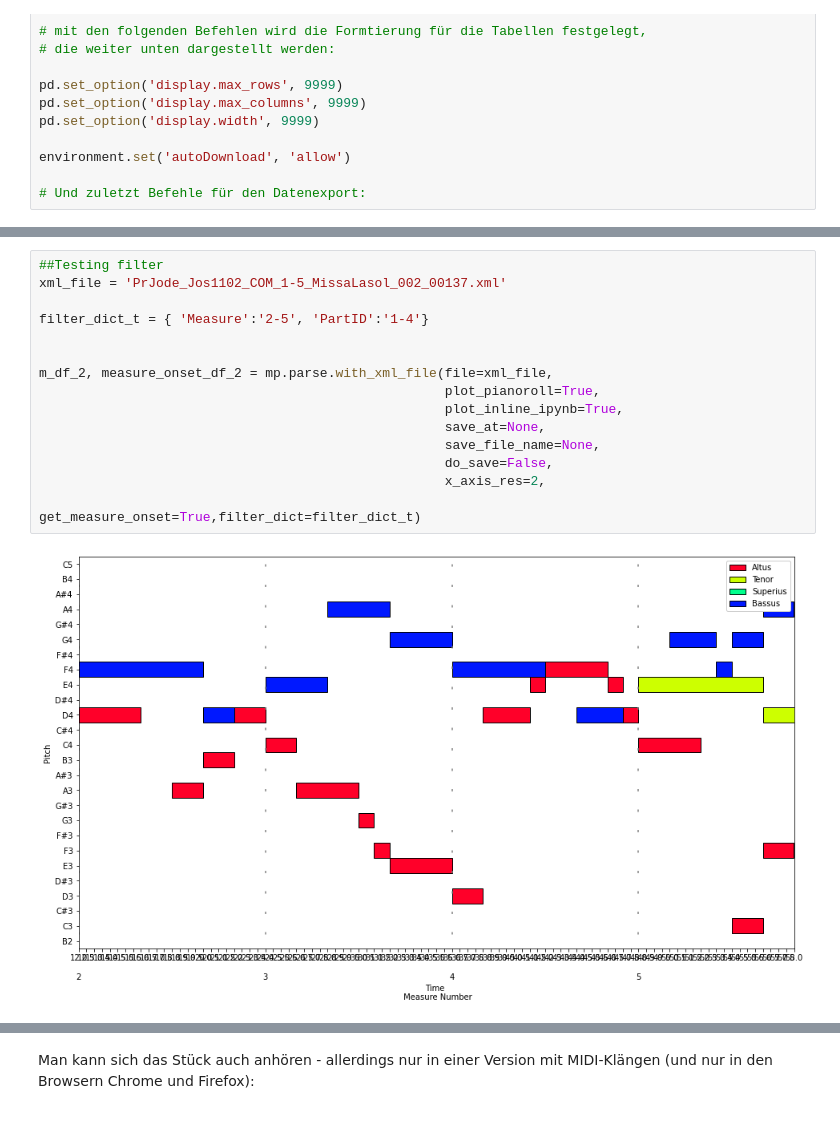
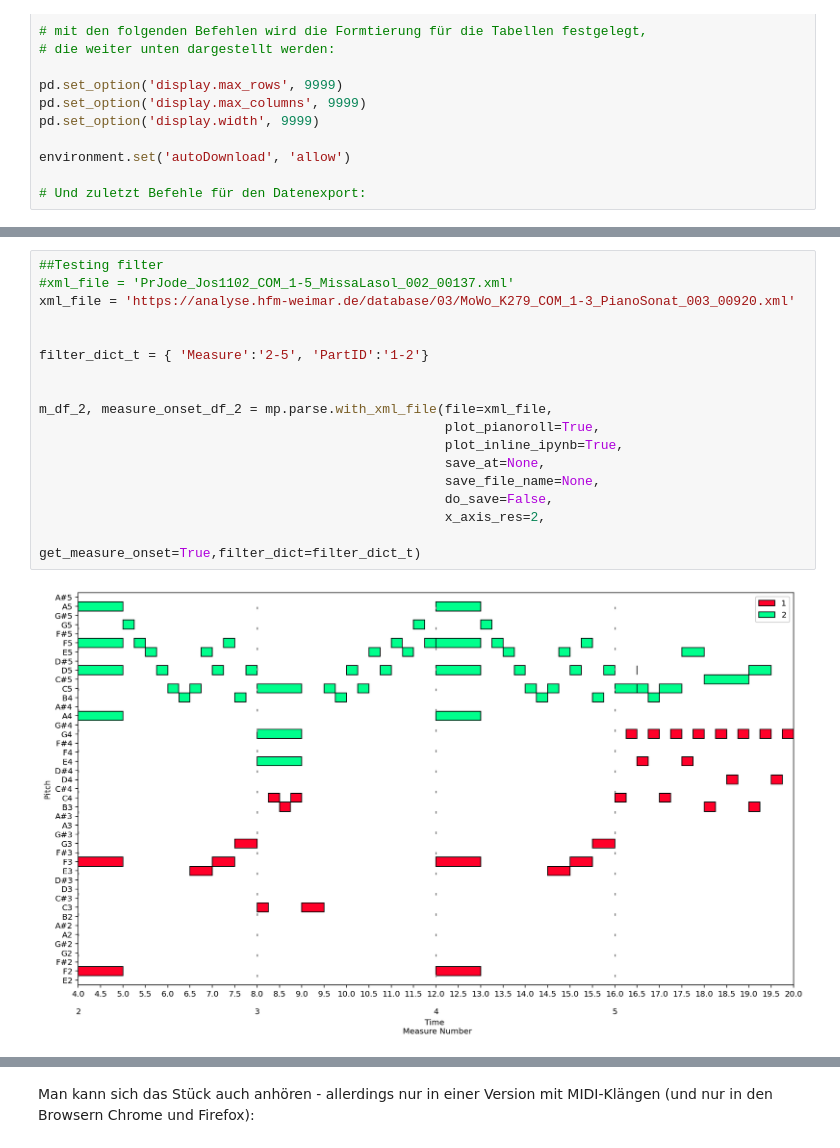
Before and after one commit to Christon-Ragavan/CAMAT, a Jupyter notebook: music_xml_parser/ipynb/Jupyter_Noten_Basics_Part2_Statistik-1.ipynb, the cells around one changed output, grey strips where cells are left out. Drawn from its saved outputs; the diff is of its cells as text.

```diff
--- a/music_xml_parser/ipynb/Jupyter_Noten_Basics_Part2_Statistik-1.ipynb
+++ b/music_xml_parser/ipynb/Jupyter_Noten_Basics_Part2_Statistik-1.ipynb
@@ -63,20 +61,22 @@ Downloading file:BoMaEn_Op115_11-22_COM_ThemeetVar_003_00181.xml
 # %%
 ##Testing filter
-xml_file = 'PrJode_Jos1102_COM_1-5_MissaLasol_002_00137.xml'
+#xml_file = 'PrJode_Jos1102_COM_1-5_MissaLasol_002_00137.xml'
+xml_file = 'https://analyse.hfm-weimar.de/database/03/MoWo_K279_COM_1-3_PianoSonat_003_00920.xml'
 
-filter_dict_t = { 'Measure':'2-5', 'PartID':'1-4'}
+
+filter_dict_t = { 'Measure':'2-5', 'PartID':'1-2'}
 
 
 m_df_2, measure_onset_df_2 = mp.parse.with_xml_file(file=xml_file,
                                                     plot_pianoroll=True,
                                                     plot_inline_ipynb=True,
                                                     save_at=None,
                                                     save_file_name=None,
                                                     do_save=False,
                                                     x_axis_res=2,
                                                     get_measure_onset=True,filter_dict=filter_dict_t)
 # %% [output]
-[figure, old version]
+[figure, new version]
 # %%
 m_df_2
 # %% [output]
```
Also changed, not shown: parts of 31 cells of this notebook, 2 other files.
